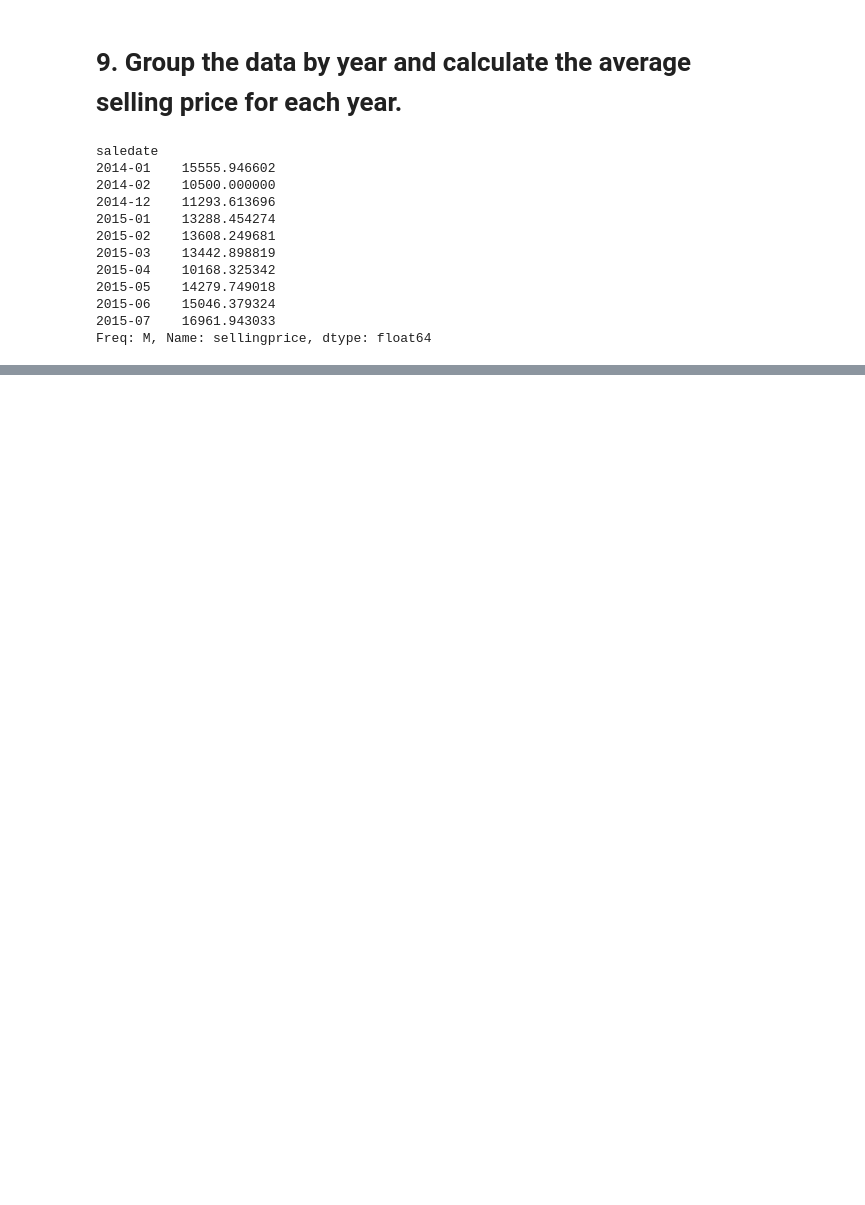
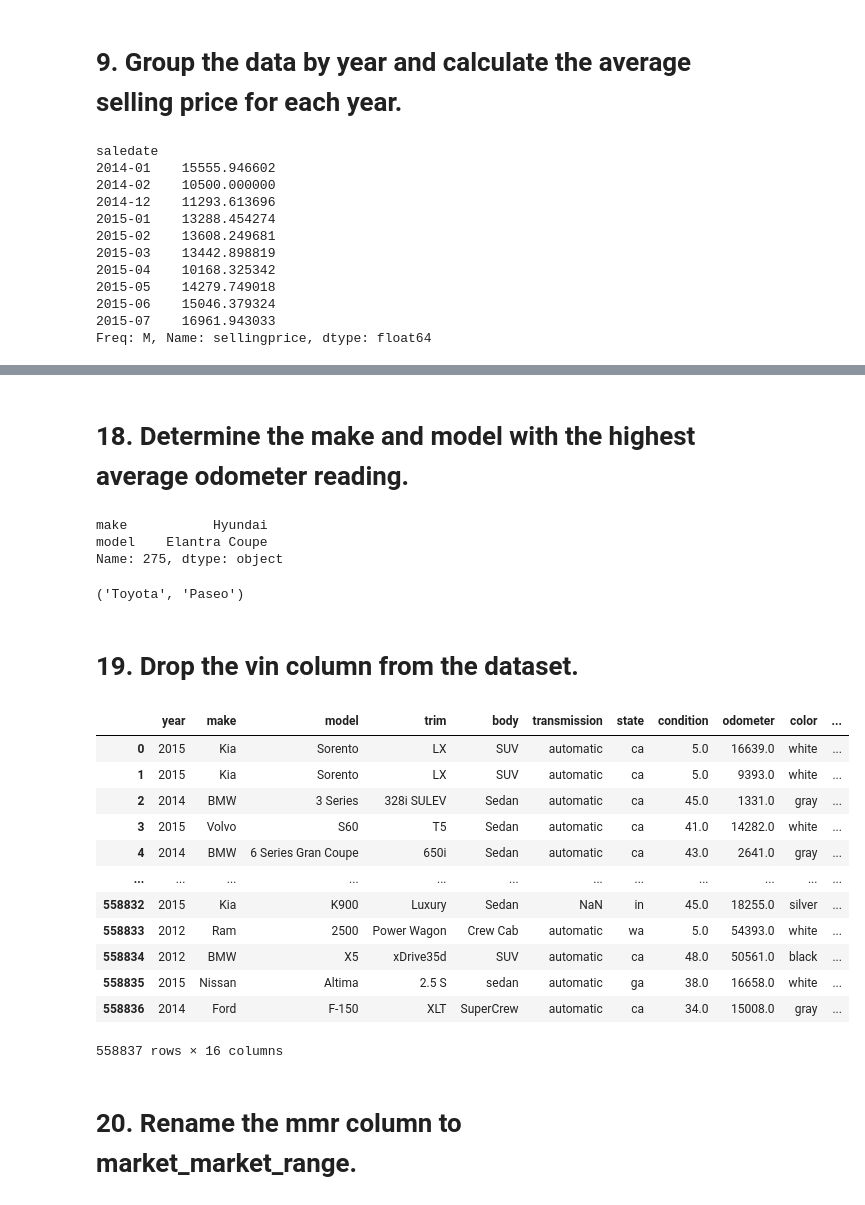
Before and after one commit to ZygimantasB/pandas_training, a Jupyter notebook: car/vehicle_sales.ipynb, the cells around one changed output, grey strips where cells are left out. Cells and saved outputs as stored; diff of their text form; code cells hidden in the pictures; blank space fills up the shorter version.

```diff
--- a/car/vehicle_sales.ipynb
+++ b/car/vehicle_sales.ipynb
@@ -610,0 +778,35 @@ Freq: M, Name: sellingprice, dtype: float64
+# %% [markdown]
+# 18. Determine the make and model with the highest average odometer reading.
+# %%
+odometer_max = car_sales['odometer'].idxmax()
+car_odometer_max = car_sales.loc[odometer_max, ['make', 'model']]
+car_odometer_max
+# %% [output]
+make           Hyundai
+model    Elantra Coupe
+Name: 275, dtype: object
+# %%
+car_sales.groupby(['make', 'model'])['odometer'].mean().sort_values(ascending=False).idxmax()
+# %% [output]
+('Toyota', 'Paseo')
+# %% [markdown]
+# 19. Drop the vin column from the dataset.
+# %%
+drop_vin_column = car_sales.drop('vin', axis=1)
+drop_vin_column
+# %% [output]
+|  | year | make | model | trim | body | transmission | state | condition | odometer | color | ... |
+| 0 | 2015 | Kia | Sorento | LX | SUV | automatic | ca | 5.0 | 16639.0 | white | ... |
+| 1 | 2015 | Kia | Sorento | LX | SUV | automatic | ca | 5.0 | 9393.0 | white | ... |
+| 2 | 2014 | BMW | 3 Series | 328i SULEV | Sedan | automatic | ca | 45.0 | 1331.0 | gray | ... |
+| 3 | 2015 | Volvo | S60 | T5 | Sedan | automatic | ca | 41.0 | 14282.0 | white | ... |
+| 4 | 2014 | BMW | 6 Series Gran Coupe | 650i | Sedan | automatic | ca | 43.0 | 2641.0 | gray | ... |
+| ... | ... | ... | ... | ... | ... | ... | ... | ... | ... | ... | ... |
+| 558832 | 2015 | Kia | K900 | Luxury | Sedan | NaN | in | 45.0 | 18255.0 | silver | ... |
+| 558833 | 2012 | Ram | 2500 | Power Wagon | Crew Cab | automatic | wa | 5.0 | 54393.0 | white | ... |
+| 558834 | 2012 | BMW | X5 | xDrive35d | SUV | automatic | ca | 48.0 | 50561.0 | black | ... |
+| 558835 | 2015 | Nissan | Altima | 2.5 S | sedan | automatic | ga | 38.0 | 16658.0 | white | ... |
+| 558836 | 2014 | Ford | F-150 | XLT | SuperCrew | automatic | ca | 34.0 | 15008.0 | gray | ... |
+558837 rows × 16 columns
+# %% [markdown]
+# 20. Rename the mmr column to market_market_range.
```
Also changed, not shown: parts of 21 cells of this notebook.
